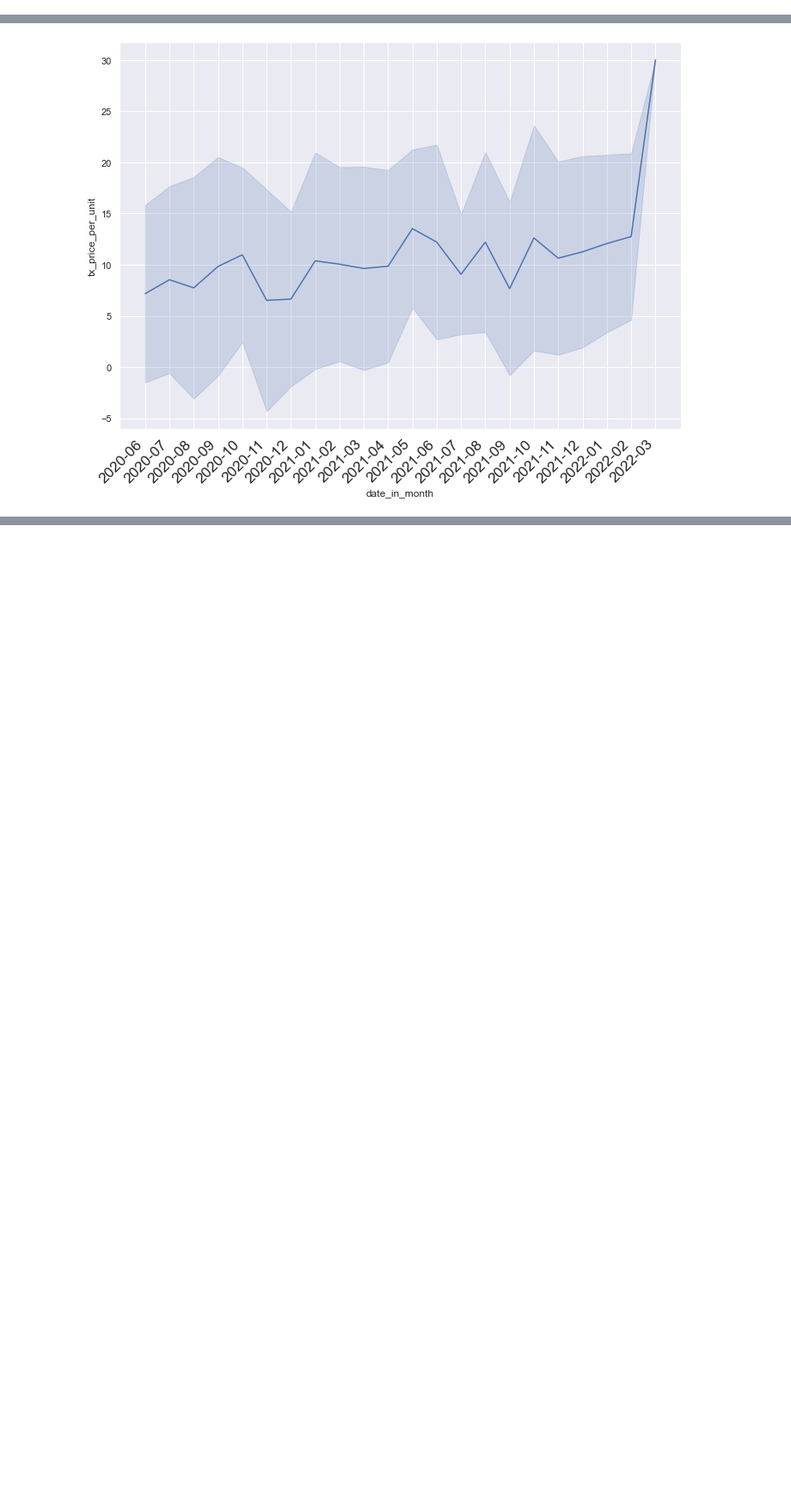
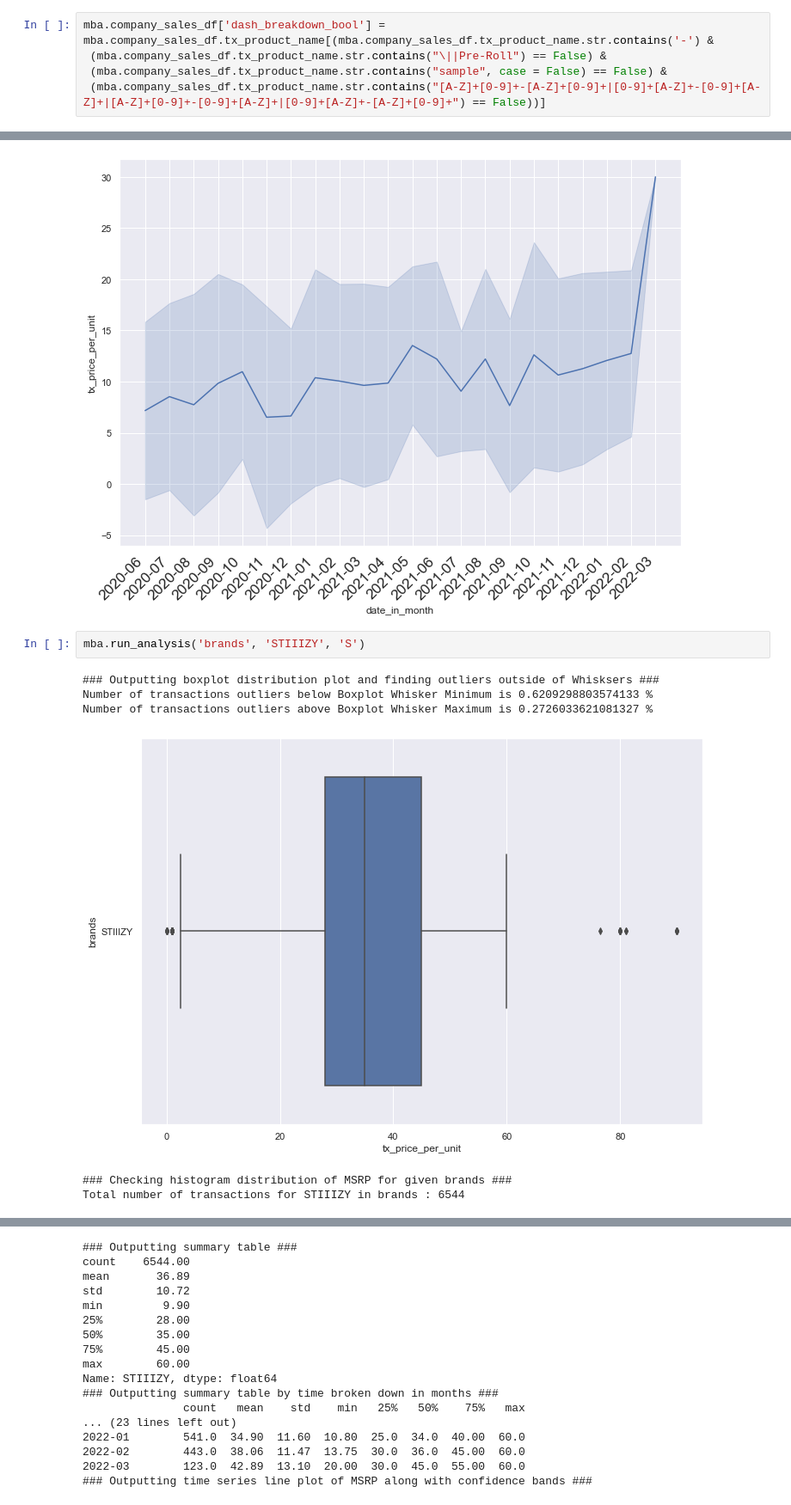
Before and after one commit to warrenshen/platform, a Jupyter notebook: services/api-server/notebooks/analysis/msrp_script_testground.ipynb, the cells around one changed output, grey strips where cells are left out. Shown at 86% size. Cells and saved outputs as stored; diff of their text form; blank space fills up the shorter version.

```diff
--- a/services/api-server/notebooks/analysis/msrp_script_testground.ipynb
+++ b/services/api-server/notebooks/analysis/msrp_script_testground.ipynb
@@ -97,0 +279,5 @@ mba.company_sales_df
+# %%
+mba.company_sales_df['dash_breakdown_bool'] = mba.company_sales_df.tx_product_name[(mba.company_sales_df.tx_product_name.str.contains('-') &
+ (mba.company_sales_df.tx_product_name.str.contains("\||Pre-Roll") == False) &
+ (mba.company_sales_df.tx_product_name.str.contains("sample", case = False) == False) &
+ (mba.company_sales_df.tx_product_name.str.contains("[A-Z]+[0-9]+-[A-Z]+[0-9]+|[0-9]+[A-Z]+-[0-9]+[A-Z]+|[A-Z]+[0-9]+-[0-9]+[A-Z]+|[0-9]+[A-Z]+-[A-Z]+[0-9]+") == False))]
@@ -360,3 +637,12 @@ Name: flower, dtype: float64
 2022-03          3.0  30.00   0.00  30.00  30.00  30.00  30.00  30.00
 ### Outputting time series line plot of MSRP ###
 [figure]
+# %%
+mba.run_analysis('brands', 'STIIIZY', 'S')
+# %% [output]
+### Outputting boxplot distribution plot and finding outliers outside of Whisksers ###
+Number of transactions outliers below Boxplot Whisker Minimum is 0.6209298803574133 %
+Number of transactions outliers above Boxplot Whisker Maximum is 0.2726033621081327 %
+[figure, added]
+### Checking histogram distribution of MSRP for given brands ###
+Total number of transactions for STIIIZY in brands : 6544
@@ -362,0 +650,17 @@ Name: flower, dtype: float64
+### Outputting summary table ###
+count    6544.00
+mean       36.89
+std        10.72
+min         9.90
+25%        28.00
+50%        35.00
+75%        45.00
+max        60.00
+Name: STIIIZY, dtype: float64
+### Outputting summary table by time broken down in months ###
+               count   mean    std    min   25%   50%    75%   max
+... (23 lines left out)
+2022-01        541.0  34.90  11.60  10.80  25.0  34.0  40.00  60.0
+2022-02        443.0  38.06  11.47  13.75  30.0  36.0  45.00  60.0
+2022-03        123.0  42.89  13.10  20.00  30.0  45.0  55.00  60.0
+### Outputting time series line plot of MSRP along with confidence bands ###
```
Also changed, not shown: parts of 26 cells of this notebook, 5 other files.
